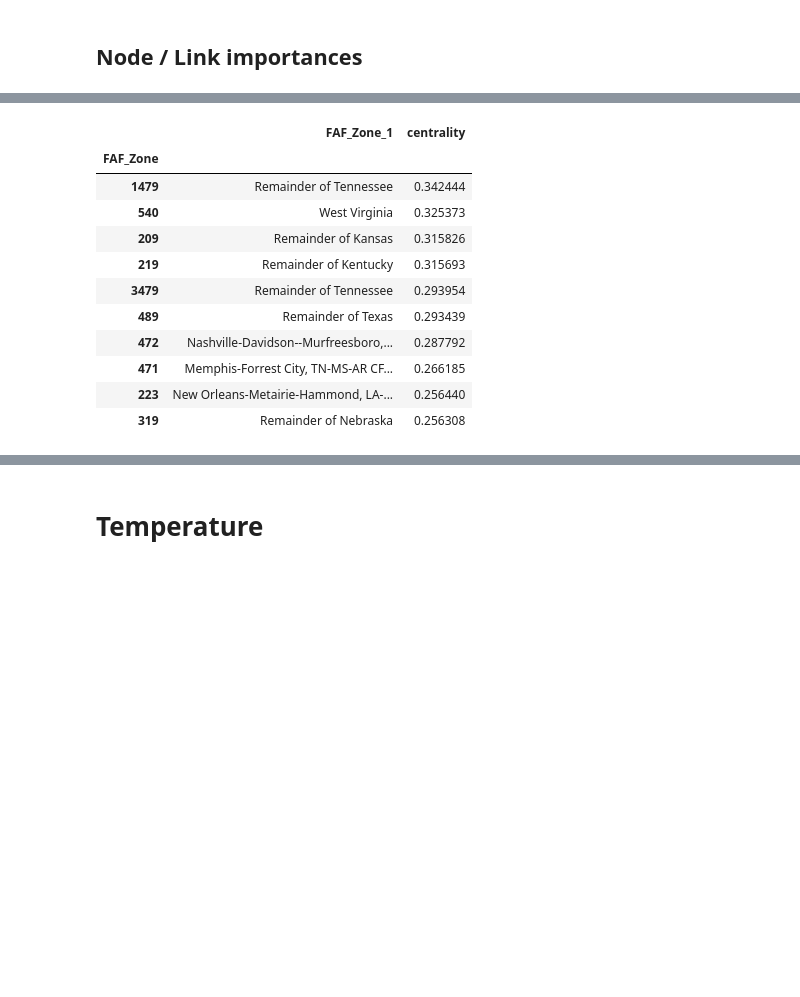
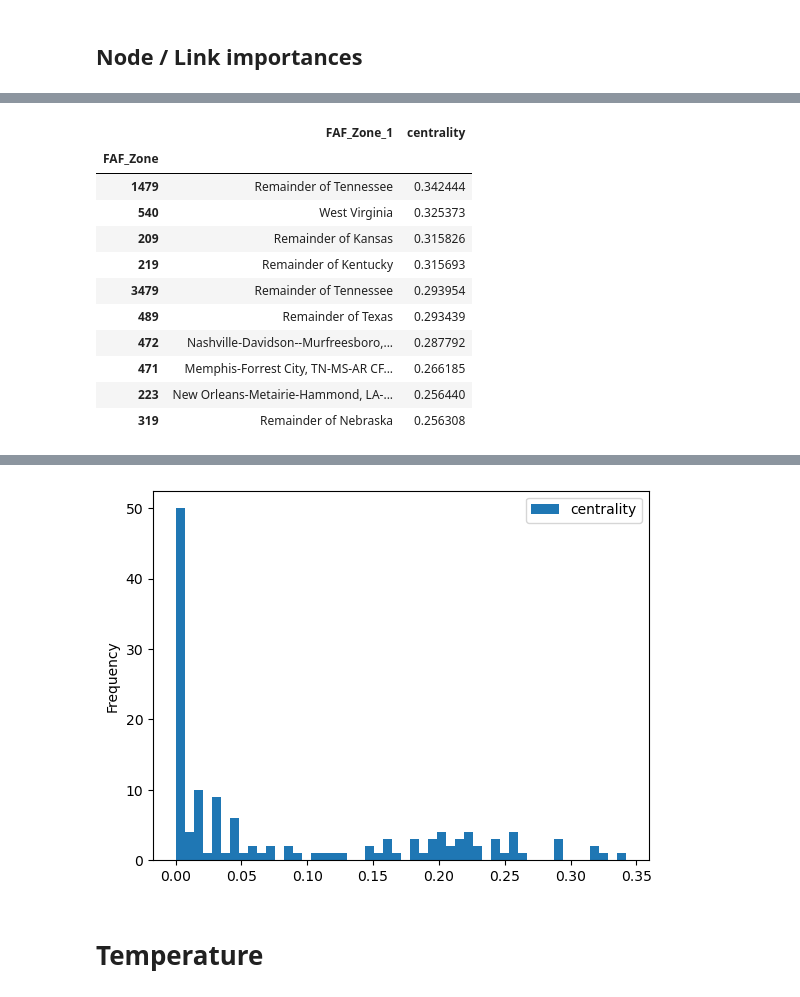
Before and after one commit to UMD-CTSM/network_flow_assignment, a Jupyter notebook: src/faf_sim.ipynb, the cells around one changed output, grey strips where cells are left out. Drawn from its saved outputs; the diff is of its cells as text; code cells hidden in the pictures; blank space fills up the shorter version.

```diff
--- a/src/faf_sim.ipynb
+++ b/src/faf_sim.ipynb
@@ -161,7 +173,7 @@ faf_geonet.show_values()
 # %% [markdown]
 ## Node / Link importances
 # %%
-faf_geonet = GeoDataNetwork(
+flow_faf_geonet = GeoDataNetwork(
   fzn.fafZoneNodesDf.copy(),
   fzn.fafZoneLinksDf.copy(),
   'FAF_Zone_1',
@@ -170,38 +182,39 @@ faf_geonet = GeoDataNetwork(
   lambda df : df.reset_index().set_index(['FAF_Zone_fr', 'FAF_Zone_to'], drop=False)[['FAF_Zone_fr', 'FAF_Zone_to']],
   VALUE='centrality'
 )
 
-faf_geonet.calculate_centrality()
-faf_railnet = faf_geonet.createNetwork(NAME='FAF')
-faf_geonet.create_normalizers(stats.uniform, stats.uniform)
-display(faf_geonet.show_map())
-faf_geonet.show_values()
+flow_faf_geonet.calculate_centrality()
+faf_railnet = flow_faf_geonet.createNetwork(NAME='FAF')
+flow_faf_geonet.create_normalizers(stats.uniform, stats.uniform)
+display(flow_faf_geonet.show_map())
+flow_faf_geonet.show_values()
 # %% [output]
 [interactive output not drawn]
 |  | FAF_Zone_1 | centrality |
 | FAF_Zone |  |  |
 | 1479 | Remainder of Tennessee | 0.342444 |
 | 540 | West Virginia | 0.325373 |
 | 209 | Remainder of Kansas | 0.315826 |
 | 219 | Remainder of Kentucky | 0.315693 |
 | 3479 | Remainder of Tennessee | 0.293954 |
 | 489 | Remainder of Texas | 0.293439 |
 | 472 | Nashville-Davidson--Murfreesboro,... | 0.287792 |
 | 471 | Memphis-Forrest City, TN-MS-AR CF... | 0.266185 |
 | 223 | New Orleans-Metairie-Hammond, LA-... | 0.256440 |
 | 319 | Remainder of Nebraska | 0.256308 |
 |  |  | FAF_Zone_1_fr | FAF_Zone_1_to | centrality |
 | FAF_Zone_fr | FAF_Zone_to |  |  |  |
 | 472 | 3479 | Nashville-Davidson--Murfreesboro,... | Remainder of Tennessee | 0.281527 |
 | 219 | 472 | Remainder of Kentucky | Nashville-Davidson--Murfreesboro,... | 0.279937 |
 | 471 | 3479 | Memphis-Forrest City, TN-MS-AR CF... | Remainder of Tennessee | 0.270840 |
 | 219 | 1479 | Remainder of Kentucky | Remainder of Tennessee | 0.266669 |
 | 209 | 319 | Remainder of Kansas | Remainder of Nebraska | 0.261313 |
 | 280 | 471 | Mississippi | Memphis-Forrest City, TN-MS-AR CF... | 0.259188 |
 | 223 | 280 | New Orleans-Metairie-Hammond, LA-... | Mississippi | 0.255604 |
 | 249 | 540 | Remainder of Maryland | West Virginia | 0.249935 |
 | 223 | 229 | New Orleans-Metairie-Hammond, LA-... | Remainder of Louisiana | 0.249896 |
 | 229 | 482 | Remainder of Louisiana | Beaumont-Port Arthur, TX CFS Area | 0.248814 |
+[figure, added]
 # %% [markdown]
 # Temperature
 # %%
```
Also changed, not shown: parts of 8 cells of this notebook, 1 other file.
